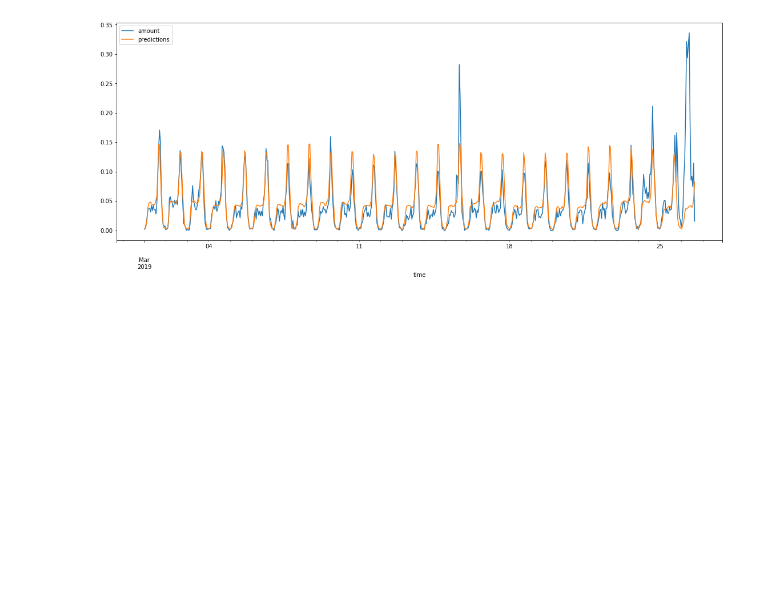
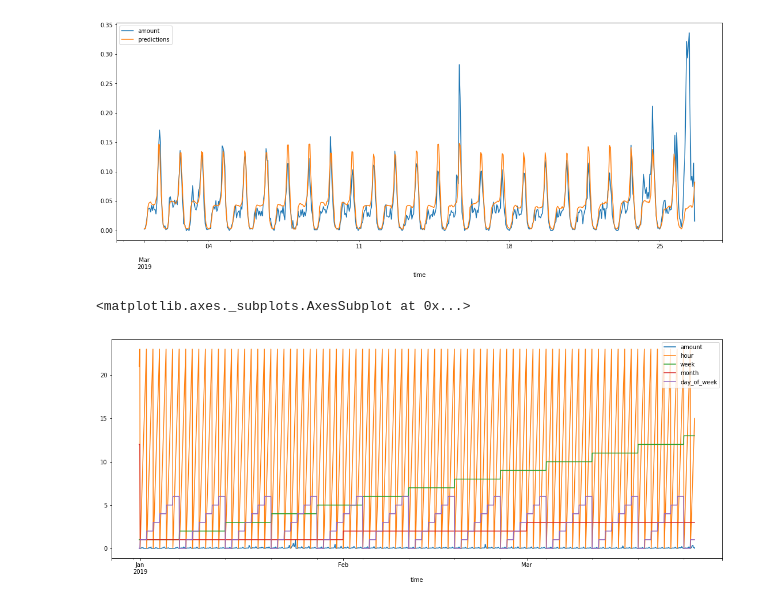
Before and after one commit to sylvia31096/Anomaly-Detection, a Jupyter notebook: Transaction Models.ipynb, the cells around one changed output. Cells and saved outputs as stored; diff of their text form; code cells hidden in the pictures; blank space fills up the shorter version.

```diff
--- a/Transaction Models.ipynb
+++ b/Transaction Models.ipynb
@@ -264,3 +270,8 @@ predictions.plot()
 # %% [output]
 <matplotlib.axes._subplots.AxesSubplot at 0x...>
 [figure]
+# %%
+deposit_hour.plot()
+# %% [output]
+<matplotlib.axes._subplots.AxesSubplot at 0x...>
+[figure, added]
```
Also changed, not shown: parts of 7 cells of this notebook.
